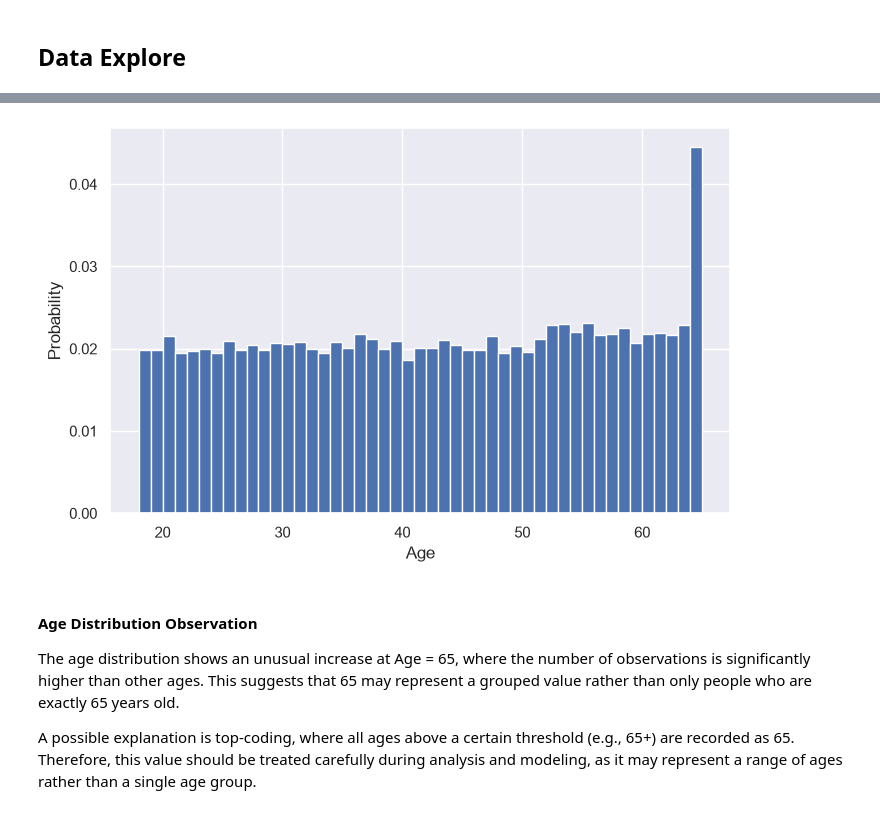
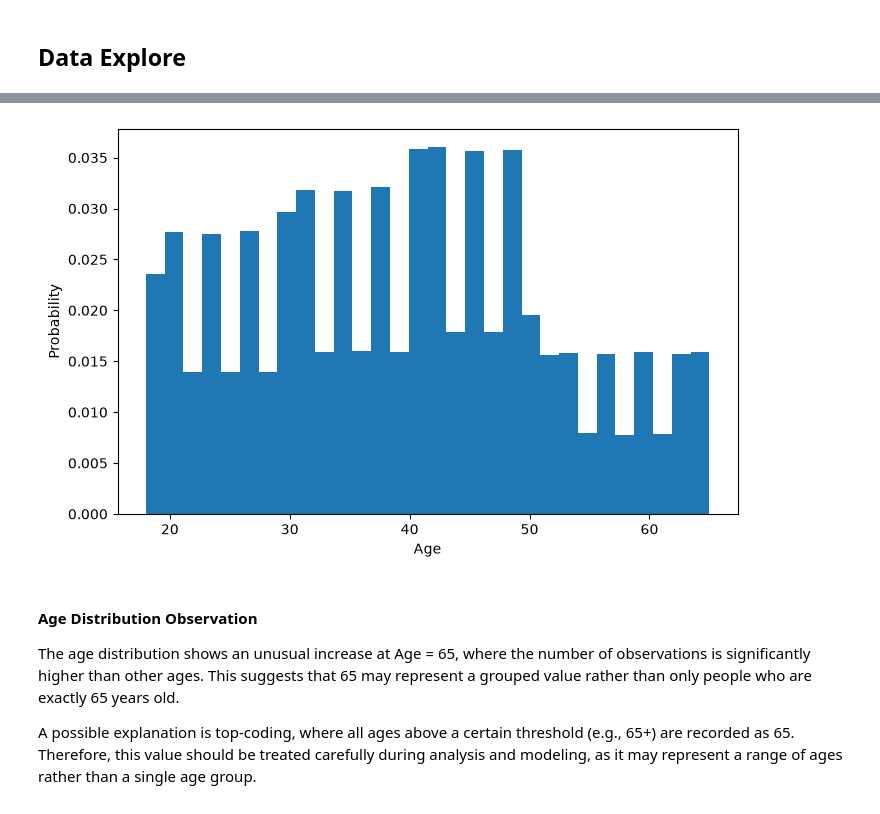
Before and after one commit to aliderakhshan381/Customer-Churn-Prediction, a Jupyter notebook: main.ipynb, the cells around one changed output, grey strips where cells are left out. Drawn from its saved outputs; the diff is of its cells as text; code cells hidden in the pictures.

Commit message:
feat: adding train dataset

```diff
--- a/main.ipynb
+++ b/main.ipynb
@@ -17,7 +17,7 @@ from sklearn.metrics import (
     roc_auc_score
 )
 # %%
-df = pd.read_csv('customer_churn_dataset-testing-master.csv')
+df = pd.read_csv('customer_churn_dataset-training-master.csv')
 
 print('Dataset Shape:')
 print(df.shape)
@@ -52,13 +56,13 @@ df.describe()
 # %%
 fig , ax = plt.subplots(figsize=(8,5))
 ax.hist(
-    df['Age'], bins=(df['Age'].max() - df['Age'].min()), density=True
+    df['Age'], bins=30, density=True
 )
 ax.set_xlabel('Age')
 ax.set_ylabel('Probability')
 plt.show()
 # %% [output]
-[figure, old version]
+[figure, new version]
 # %% [markdown]
 #### <b> Age Distribution Observation </b>
 
```
Also changed, not shown: parts of 4 cells of this notebook, 1 other file.
